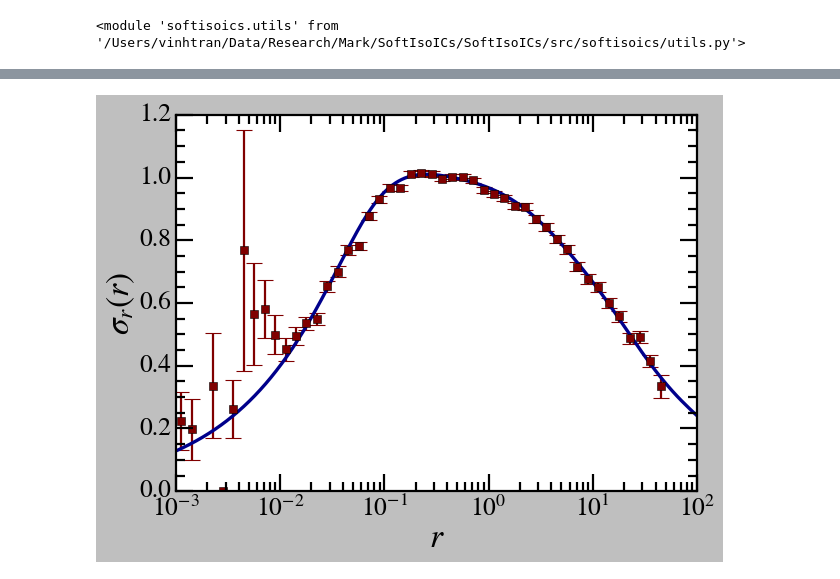
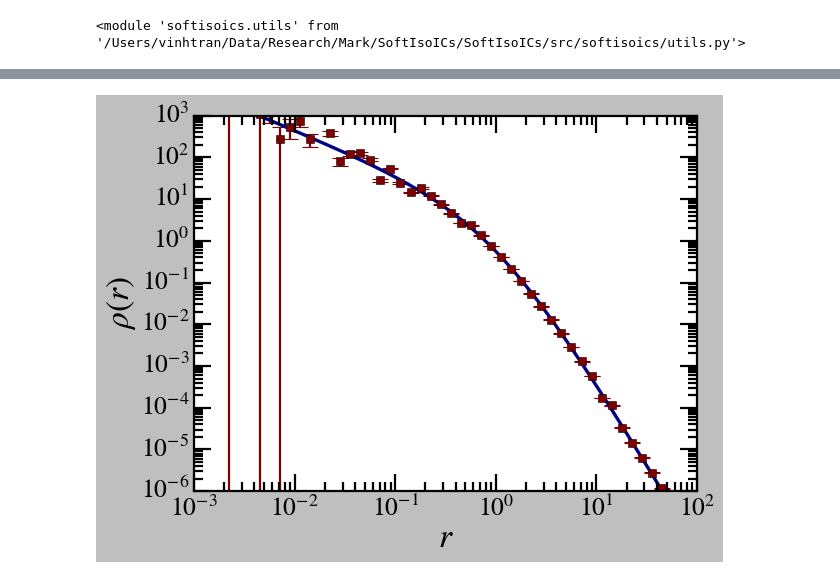
Before and after one commit to vinh-qtran/SoftIsoICs, a Jupyter notebook: nbs/test.ipynb, the cells around one changed output, grey strips where cells are left out. Cells and saved outputs as stored; diff of their text form; code cells hidden in the pictures.

```diff
--- a/nbs/test.ipynb
+++ b/nbs/test.ipynb
@@ -61,7 +61,7 @@ class NFWProfile(profiles.CollisionlessSingleProfile):
             r_bins < self.c, self._nfw_density(r_bins), self._decay_density(r_bins)
         )
 # %%
-class HernquistProfile(profiles.CollisionlessSingleProfile):
+class HernquistProfile(profiles.CollisionalSingleProfile):
     def __init__(self, M, a, **kwargs):
         self.M = M
         self.a = a
@@ -75,15 +75,15 @@ DM_profile = NFWProfile(
     r_bin_min=1e-5,
     r_bin_max=1e3,
     N_bins=10000,
-    epsilons=[0.1],
+    # epsilons=[0.1],
 )
 # %%
-star_profile = HernquistProfile(
-    M=DM_profile.mass_bins[-1] * 0.05,
-    a=0.2,
+gas_profile = HernquistProfile(
+    M=DM_profile.mass_bins[-1],
+    a=1,
     r_bin_min=DM_profile._r_bin_min,
     r_bin_max=DM_profile._r_bin_max,
     N_bins=DM_profile._N_bins,
-    epsilons=[0.05, 0.1],
+    # epsilons=[0.05],
 )
 # %%
@@ -280,27 +270,25 @@ plt.show()
 # %%
-plt.errorbar(
-    star_sampled_r_bins,
-    star_sampled_sigma_r_bins,
-    yerr=star_sampled_sigma_r_bins_err,
-    fmt=" s",
-    color="maroon",
-    markersize=7.5,
-    elinewidth=2,
-    capsize=7.5,
-    capthick=1,
-)
+# plt.errorbar(
+#     star_sampled_r_bins,
+#     star_sampled_sigma_r_bins,
+#     yerr=star_sampled_sigma_r_bins_err,
+#     fmt=" s",
+#     color="maroon",
+#     markersize=7.5,
+#     elinewidth=2,
+#     capsize=7.5,
+#     capthick=1,
+# )
 
-plt.plot(star_profile.r_bins, star_profile.sigma_r_bins, color="darkblue")
+# plt.plot(star_profile.r_bins, star_profile.sigma_r_bins, color="darkblue")
 
-plt.xlim(1e-3, 1e2)
+# plt.xlim(1e-3, 1e2)
 
-plt.xscale("log")
-# plt.yscale("log")
+# plt.xscale("log")
+# # plt.yscale("log")
 
-plt.xlabel(r"$r$")
-plt.ylabel(r"$\sigma_r (r)$")
+# plt.xlabel(r"$r$")
+# plt.ylabel(r"$\sigma_r (r)$")
 
-plt.tight_layout()
-plt.show()
+# plt.tight_layout()
+# plt.show()
-# %% [output]
-[figure, removed]
@@ -307,3 +322,31 @@ plt.show()
+# %%
+plt.errorbar(
+    gas_generated_r_bins,
+    gas_generated_rho_bins,
+    yerr=gas_generated_rho_bins_err,
+    fmt=" s",
+    color="maroon",
+    markersize=7.5,
+    elinewidth=2,
+    capsize=7.5,
+    capthick=1,
+)
+
+plt.plot(gas_profile.r_bins, gas_profile.rho_bins, color="darkblue")
+
+plt.xlim(1e-3, 1e2)
+plt.ylim(1e-6, 1e3)
+
+plt.xscale("log")
+plt.yscale("log")
+
+plt.xlabel(r"$r$")
+plt.ylabel(r"$\rho (r)$")
+
+plt.tight_layout()
+plt.show()
+# %% [output]
+[figure, added]
 # %%
 rs = 25.48
 rhos = 3.60e06
```
Also changed, not shown: parts of 16 cells of this notebook, 5 other files.
